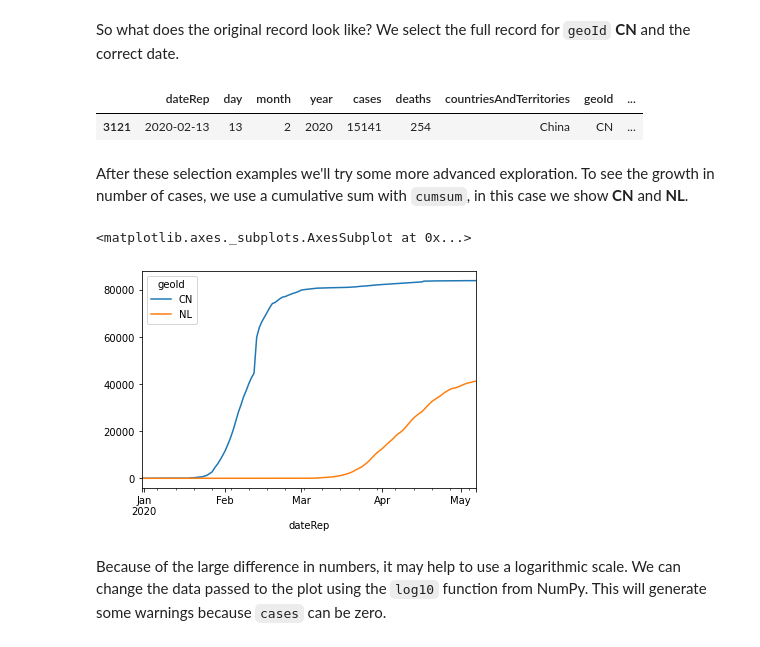
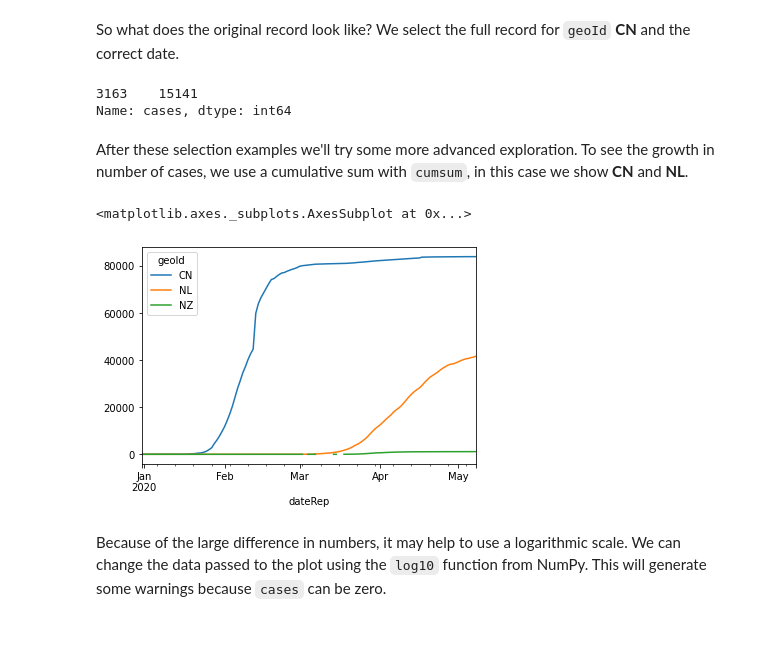
Before and after one commit to R3dje/COVID19, a Jupyter notebook: EUCDC.ipynb, the cells around one changed output. Saved outputs shown, nothing was run; the diff lists cells and outputs as text; code cells hidden in the pictures.

```diff
--- a/EUCDC.ipynb
+++ b/EUCDC.ipynb
@@ -153,17 +148,17 @@ Name: CN, dtype: float64
 # %% [markdown]
 So what does the original record look like? We select the full record for `geoId` __CN__ and the correct date.
 # %%
-df[(df['geoId'] == 'CN') & (df['dateRep'] == '20200213')]
+df[(df['geoId'] == 'CN') & (df['dateRep'] == '20200213')]['cases']
 # %% [output]
-|  | dateRep | day | month | year | cases | deaths | countriesAndTerritories | geoId | ... |
-| 3121 | 2020-02-13 | 13 | 2 | 2020 | 15141 | 254 | China | CN | ... |
+3163    15141
+Name: cases, dtype: int64
 # %% [markdown]
 After these selection examples we'll try some more advanced exploration. To see the growth in number of cases, we use a cumulative sum with `cumsum`, in this case we show __CN__ and __NL__.
 # %%
-df_geo['cases'][['CN', 'NL']].cumsum().plot()
+df_geo['cases'][['CN', 'NL', 'NZ']].cumsum().plot()
 # %% [output]
 <matplotlib.axes._subplots.AxesSubplot at 0x...>
-[figure, old version]
+[figure, new version]
 # %% [markdown]
 Because of the large difference in numbers, it may help to use a logarithmic scale. We can change the data passed to the plot using the `log10` function from NumPy. This will generate some warnings because `cases` can be zero.
 # %%
```
Also changed, not shown: parts of 17 cells of this notebook, 3 other files.
